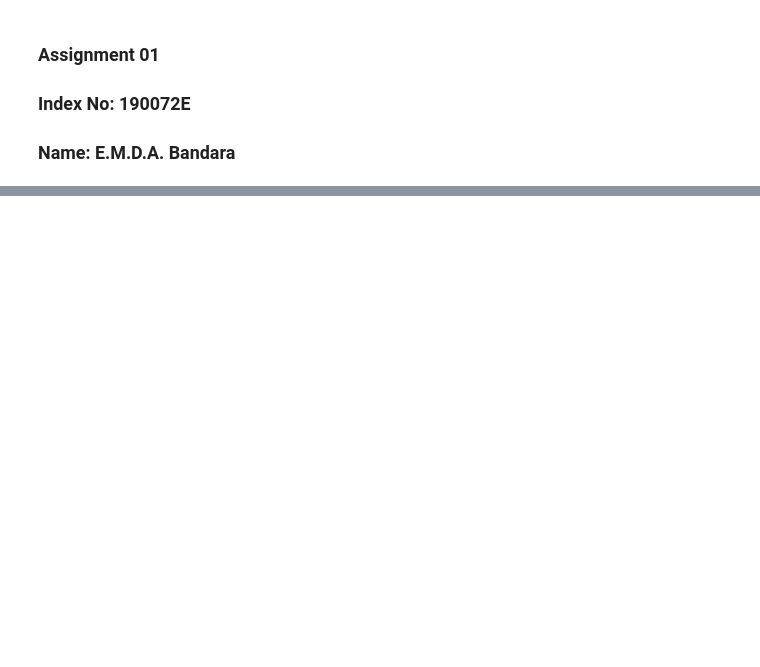
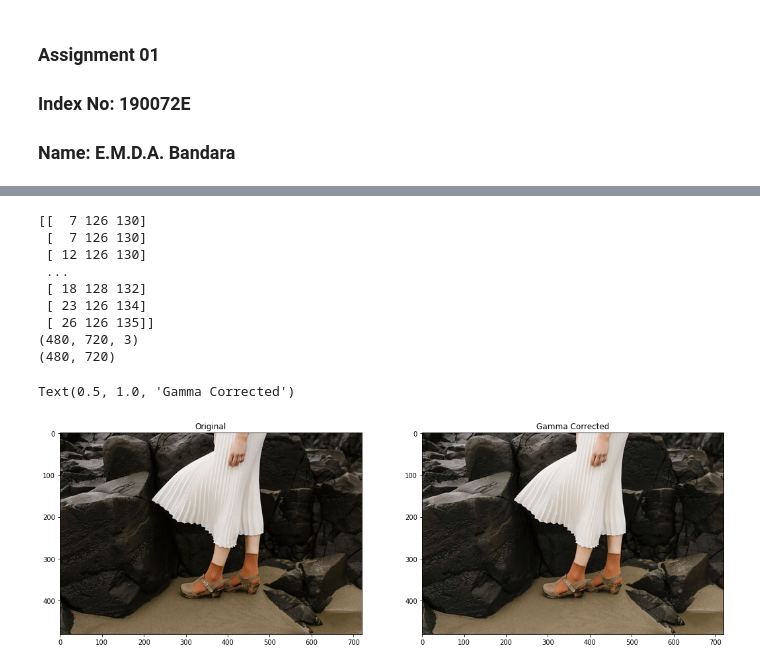
Before and after one commit to Dumindu-Bandara/en2550-fundamentals-of-image-processing-and-machine-vision, a Jupyter notebook: Assignment_1/Assignment_1.ipynb, the cells around one changed output, grey strips where cells are left out. Cells and saved outputs as stored; diff of their text form; code cells hidden in the pictures; blank space fills up the shorter version.

Commit message:
L*a*b gamma correction completed

```diff
--- a/Assignment_1/Assignment_1.ipynb
+++ b/Assignment_1/Assignment_1.ipynb
@@ -33,0 +87,37 @@ plt.show()
+# %%
+#Question 03
+img = cv.imread('images/highlights_and_shadows.jpg')
+assert img is not None
+
+lab_img = cv.cvtColor(img, cv.COLOR_BGR2LAB)
+
+gamma = 1/1.14
+
+t = np.array([(p/255)**gamma*255 for p in range(0,256)]).astype(np.uint8)
+print(lab_img[0, :, :])
+lab_img[:, :, 0] = cv.LUT(lab_img[:, :, 0],t)
+
+print(lab_img.shape)
+
+print(lab_img[:, :, 0].shape)
+
+gamma_img = cv.cvtColor(lab_img, cv.COLOR_Lab2RGB)
+
+
+fig, ax = plt.subplots(1, 2, figsize = (18, 6))
+ax[0].imshow(cv.cvtColor(img, cv.COLOR_BGR2RGB))
+ax[0].set_title('Original')
+ax[1].imshow(gamma_img)
+ax[1].set_title('Gamma Corrected')
+# %% [output]
+[[  7 126 130]
+ [  7 126 130]
+ [ 12 126 130]
+ ...
+ [ 18 128 132]
+ [ 23 126 134]
+ [ 26 126 135]]
+(480, 720, 3)
+(480, 720)
+Text(0.5, 1.0, 'Gamma Corrected')
+[figure, added]
```
Also changed, not shown: parts of 6 cells of this notebook.
